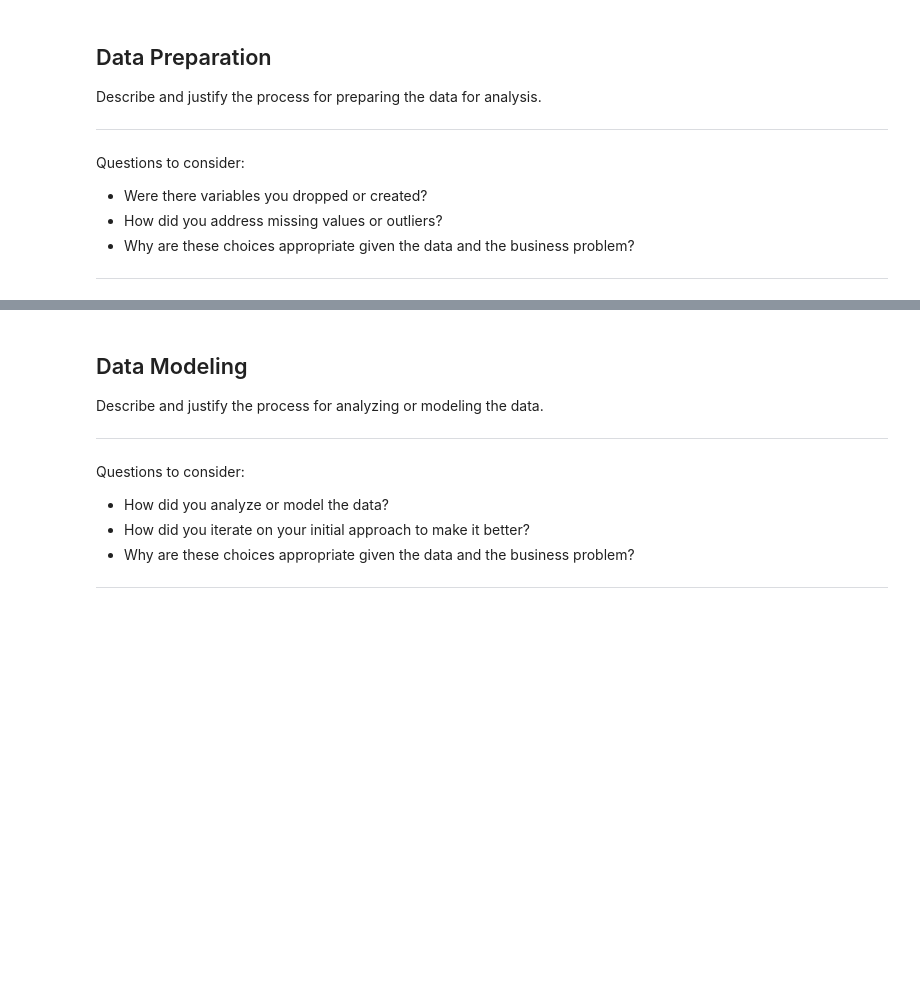
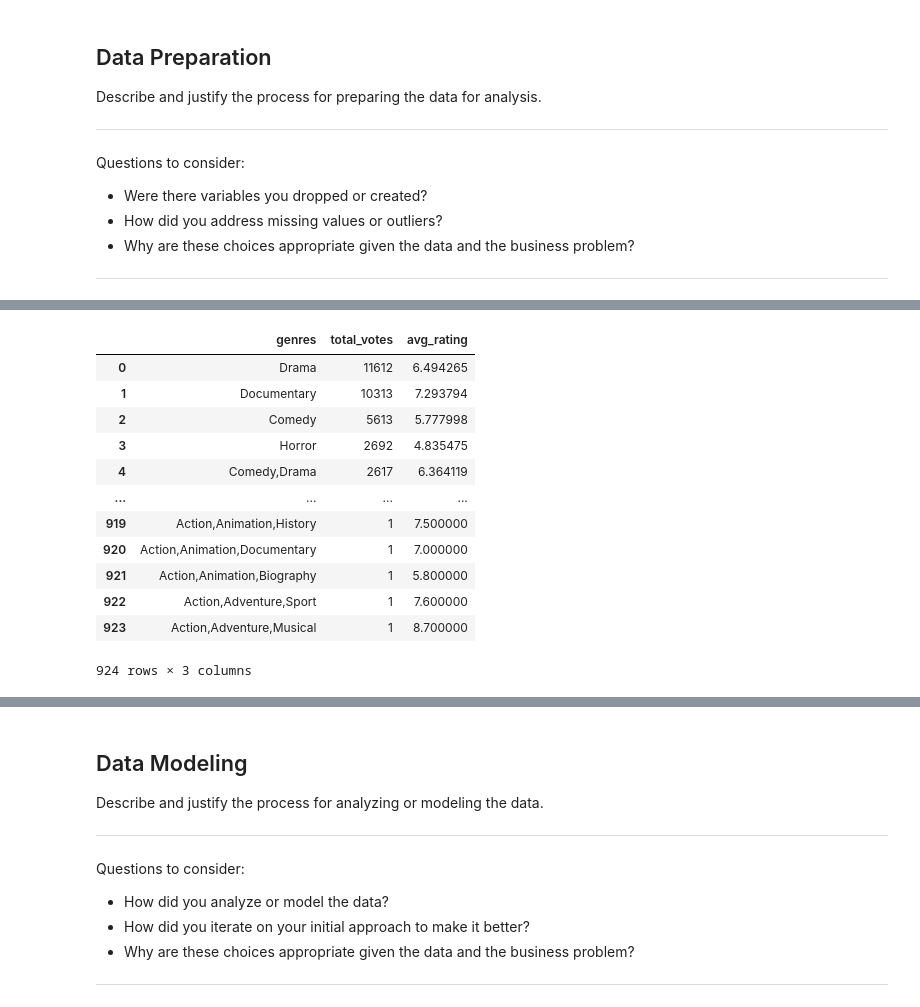
Before and after one commit to Kosilei-web/Phase_2_project_Group_5, a Jupyter notebook: index.ipynb, the cells around one changed output, grey strips where cells are left out. Cells and saved outputs as stored; diff of their text form; code cells hidden in the pictures; blank space fills up the shorter version.

```diff
--- a/index.ipynb
+++ b/index.ipynb
@@ -182,0 +237,27 @@ Questions to consider:
+# %%
+#Get most popular genres based on number of votes:
+
+pop_genres = ("""SELECT
+    mb.genres,
+    COUNT(mr.numvotes) AS total_votes,
+    AVG(mr.averagerating) AS avg_rating
+FROM movie_basics mb
+JOIN movie_ratings mr
+ON mb.movie_id = mr.movie_id
+GROUP BY mb.genres
+ORDER BY total_votes DESC;""")
+pd.read_sql(pop_genres,conn)
+# %% [output]
+|  | genres | total_votes | avg_rating |
+| 0 | Drama | 11612 | 6.494265 |
+| 1 | Documentary | 10313 | 7.293794 |
+| 2 | Comedy | 5613 | 5.777998 |
+| 3 | Horror | 2692 | 4.835475 |
+| 4 | Comedy,Drama | 2617 | 6.364119 |
+| ... | ... | ... | ... |
+| 919 | Action,Animation,History | 1 | 7.500000 |
+| 920 | Action,Animation,Documentary | 1 | 7.000000 |
+| 921 | Action,Animation,Biography | 1 | 5.800000 |
+| 922 | Action,Adventure,Sport | 1 | 7.600000 |
+| 923 | Action,Adventure,Musical | 1 | 8.700000 |
+924 rows × 3 columns
```
Also changed, not shown: parts of 11 cells of this notebook, 2 other files.
